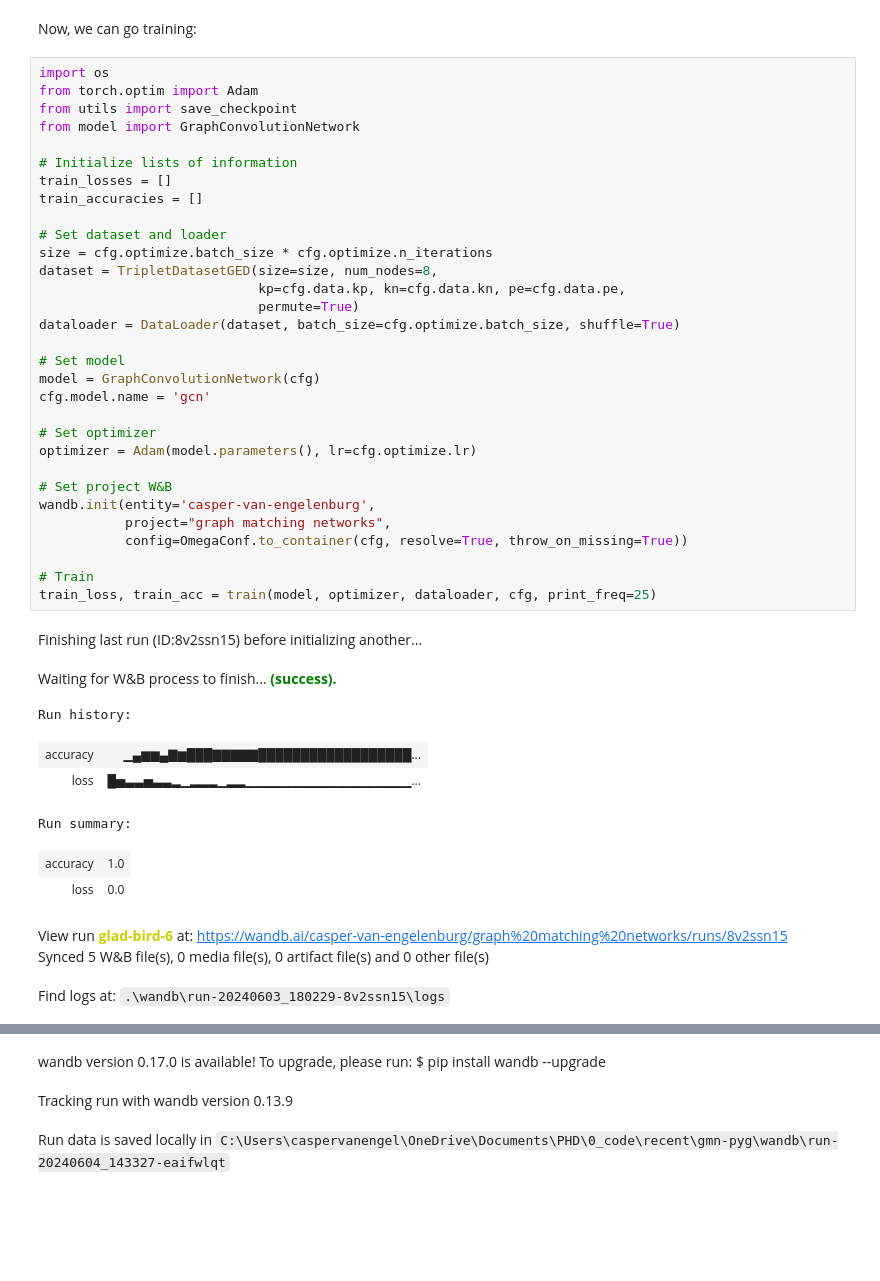
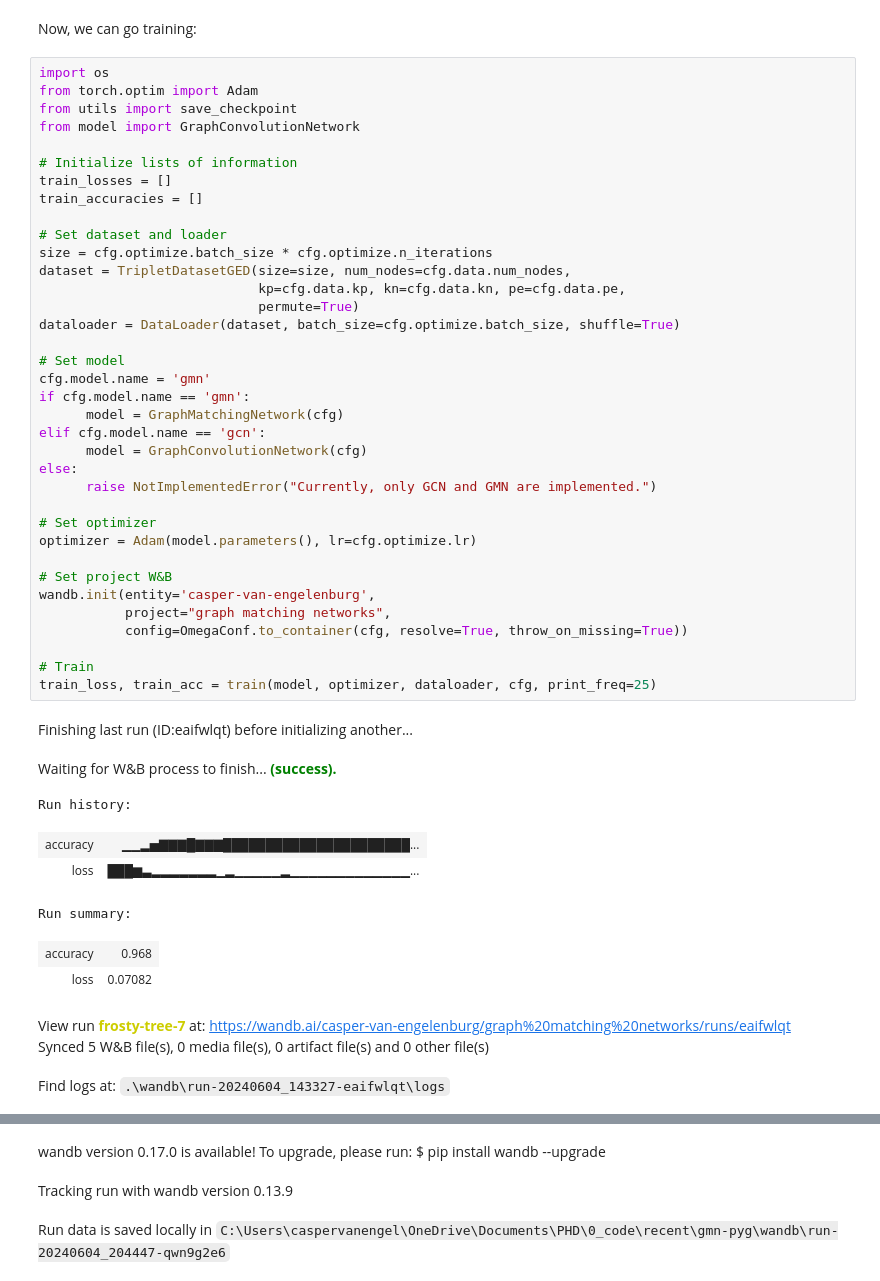
Before and after one commit to caspervanengelenburg/gmn-pyg, a Jupyter notebook: nb_train.ipynb, the cells around one changed output, grey strips where cells are left out. Saved outputs shown, nothing was run; the diff lists cells and outputs as text; blank space fills up the shorter version.

Commit message:
fixed ged dataset (more)

```diff
--- a/nb_train.ipynb
+++ b/nb_train.ipynb
@@ -320,42 +320,47 @@ Now, we can go training:
 import os
 from torch.optim import Adam
 from utils import save_checkpoint
 from model import GraphConvolutionNetwork
 
 # Initialize lists of information
 train_losses = []
 train_accuracies = []
 
 # Set dataset and loader
 size = cfg.optimize.batch_size * cfg.optimize.n_iterations
-dataset = TripletDatasetGED(size=size, num_nodes=8,
+dataset = TripletDatasetGED(size=size, num_nodes=cfg.data.num_nodes,
                             kp=cfg.data.kp, kn=cfg.data.kn, pe=cfg.data.pe,
                             permute=True)
 dataloader = DataLoader(dataset, batch_size=cfg.optimize.batch_size, shuffle=True)
 
 # Set model
-model = GraphConvolutionNetwork(cfg)
-cfg.model.name = 'gcn'
+cfg.model.name = 'gmn'
+if cfg.model.name == 'gmn':
+      model = GraphMatchingNetwork(cfg)
+elif cfg.model.name == 'gcn':
+      model = GraphConvolutionNetwork(cfg)
+else:
+      raise NotImplementedError("Currently, only GCN and GMN are implemented.")
 
 # Set optimizer
 optimizer = Adam(model.parameters(), lr=cfg.optimize.lr)
 
 # Set project W&B
 wandb.init(entity='casper-van-engelenburg',
            project="graph matching networks",
            config=OmegaConf.to_container(cfg, resolve=True, throw_on_missing=True))
 
 # Train
 train_loss, train_acc = train(model, optimizer, dataloader, cfg, print_freq=25)
 # %% [output]
-Finishing last run (ID:8v2ssn15) before initializing another...
+Finishing last run (ID:eaifwlqt) before initializing another...
 Waiting for W&B process to finish... (success).
 Run history:
-| accuracy | ▁▄▆▆▄▇▆███▇▇▇▇▇██████████████████... |
-| loss | █▅▃▃▅▃▃▂▁▂▂▂▁▂▂▁▁▁▁▁▁▁▁▁▁▁▁▁▁▁▁▁▁... |
+| accuracy | ▁▁▂▅▇▇▇█▇▇▇██████████████████████... |
+| loss | ███▆▃▂▂▂▂▂▂▂▁▂▁▁▁▁▁▂▁▁▁▁▁▁▁▁▁▁▁▁▁... |
 Run summary:
-| accuracy | 1.0 |
-| loss | 0.0 |
+| accuracy | 0.968 |
+| loss | 0.07082 |
-View run glad-bird-6 at: https://wandb.ai/casper-van-engelenburg/graph%20matching%20networks/runs/8v2ssn15
+View run frosty-tree-7 at: https://wandb.ai/casper-van-engelenburg/graph%20matching%20networks/runs/eaifwlqt
 Synced 5 W&B file(s), 0 media file(s), 0 artifact file(s) and 0 other file(s)
-Find logs at: .\wandb\run-20240603_180229-8v2ssn15\logs
+Find logs at: .\wandb\run-20240604_143327-eaifwlqt\logs
@@ -363,3 +368,3 @@ Successfully finished last run (ID:8v2ssn15). Initializing new run:
 wandb version 0.17.0 is available! To upgrade, please run: $ pip install wandb --upgrade
 Tracking run with wandb version 0.13.9
-Run data is saved locally in C:\Users\caspervanengel\OneDrive\Documents\PHD\0_code\recent\gmn-pyg\wandb\run-20240604_143327-eaifwlqt
+Run data is saved locally in C:\Users\caspervanengel\OneDrive\Documents\PHD\0_code\recent\gmn-pyg\wandb\run-20240604_204447-qwn9g2e6
```
Also changed, not shown: parts of 1 cell of this notebook, 30 other files.
